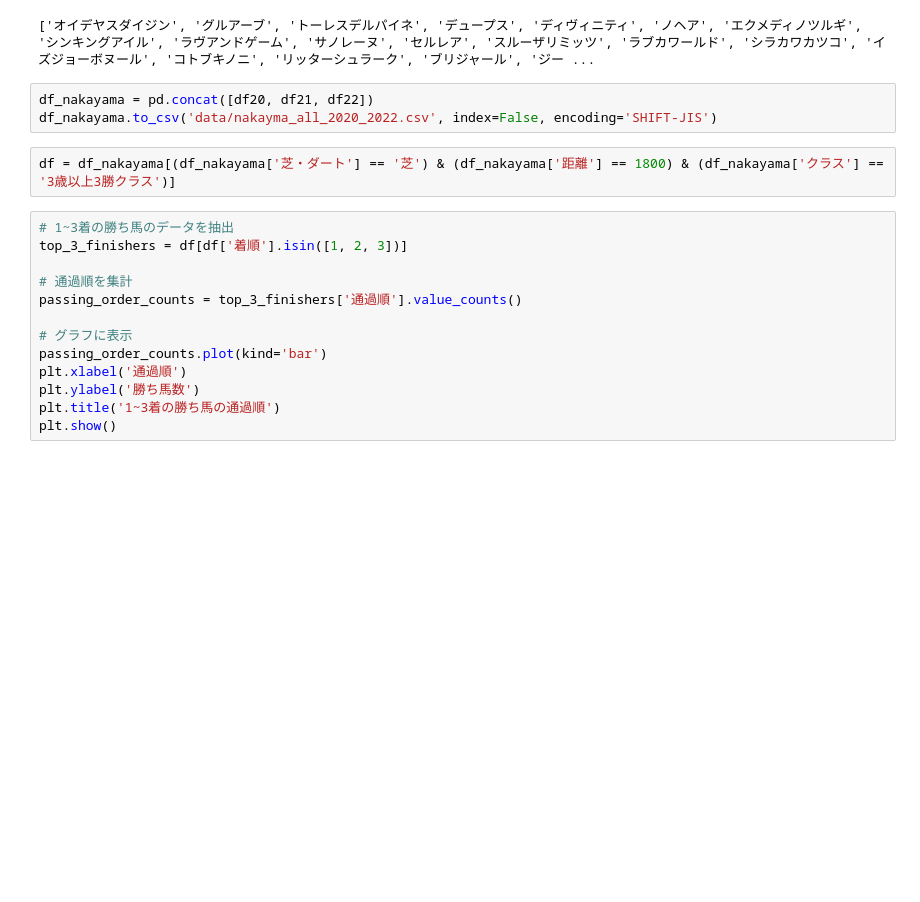
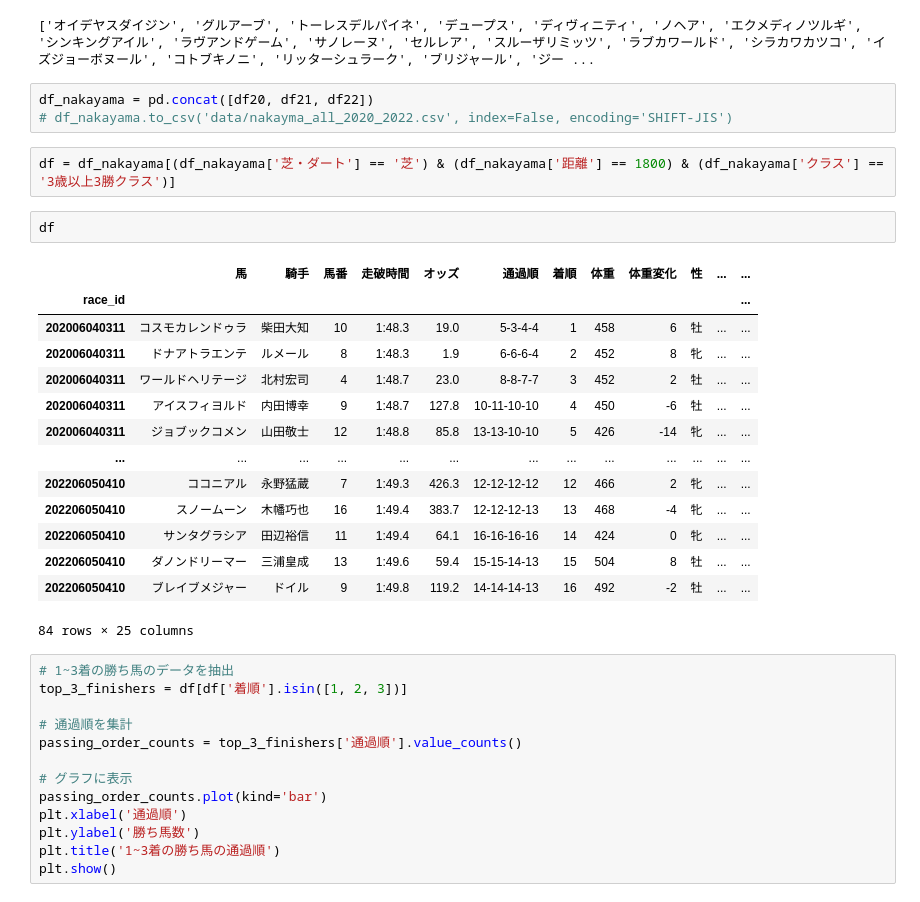
Before and after one commit to yumekasa5/Pyhton, a Jupyter notebook: jupyter/racehorse/chrono.ipynb, the cells around one changed output. Cells and saved outputs as stored; diff of their text form; blank space fills up the shorter version.

```diff
--- a/jupyter/racehorse/chrono.ipynb
+++ b/jupyter/racehorse/chrono.ipynb
@@ -546,9 +425,26 @@ horse_list = [horse for horse in df20['馬']]
 ['オイデヤスダイジン', 'グルアーブ', 'トーレスデルパイネ', 'デュープス', 'ディヴィニティ', 'ノヘア', 'エクメディノツルギ', 'シンキングアイル', 'ラヴアンドゲーム', 'サノレーヌ', 'セルレア', 'スルーザリミッツ', 'ラブカワールド', 'シラカワカツコ', 'イズジョーボヌール', 'コトブキノニ', 'リッターシュラーク', 'ブリジャール', 'ジー ...
 # %%
 df_nakayama = pd.concat([df20, df21, df22])
-df_nakayama.to_csv('data/nakayma_all_2020_2022.csv', index=False, encoding='SHIFT-JIS')
+# df_nakayama.to_csv('data/nakayma_all_2020_2022.csv', index=False, encoding='SHIFT-JIS')
 # %%
 df = df_nakayama[(df_nakayama['芝・ダート'] == '芝') & (df_nakayama['距離'] == 1800) & (df_nakayama['クラス'] == '3歳以上3勝クラス')]
+# %%
+df
+# %% [output]
+|  | 馬 | 騎手 | 馬番 | 走破時間 | オッズ | 通過順 | 着順 | 体重 | 体重変化 | 性 | ... | ... |
+| race_id |  |  |  |  |  |  |  |  |  |  |  | ... |
+| 202006040311 | コスモカレンドゥラ | 柴田大知 | 10 | 1:48.3 | 19.0 | 5-3-4-4 | 1 | 458 | 6 | 牡 | ... | ... |
+| 202006040311 | ドナアトラエンテ | ルメール | 8 | 1:48.3 | 1.9 | 6-6-6-4 | 2 | 452 | 8 | 牝 | ... | ... |
+| 202006040311 | ワールドヘリテージ | 北村宏司 | 4 | 1:48.7 | 23.0 | 8-8-7-7 | 3 | 452 | 2 | 牡 | ... | ... |
+| 202006040311 | アイスフィヨルド | 内田博幸 | 9 | 1:48.7 | 127.8 | 10-11-10-10 | 4 | 450 | -6 | 牡 | ... | ... |
+| 202006040311 | ジョブックコメン | 山田敬士 | 12 | 1:48.8 | 85.8 | 13-13-10-10 | 5 | 426 | -14 | 牝 | ... | ... |
+| ... | ... | ... | ... | ... | ... | ... | ... | ... | ... | ... | ... | ... |
+| 202206050410 | ココニアル | 永野猛蔵 | 7 | 1:49.3 | 426.3 | 12-12-12-12 | 12 | 466 | 2 | 牝 | ... | ... |
+| 202206050410 | スノームーン | 木幡巧也 | 16 | 1:49.4 | 383.7 | 12-12-12-13 | 13 | 468 | -4 | 牝 | ... | ... |
+| 202206050410 | サンタグラシア | 田辺裕信 | 11 | 1:49.4 | 64.1 | 16-16-16-16 | 14 | 424 | 0 | 牝 | ... | ... |
+| 202206050410 | ダノンドリーマー | 三浦皇成 | 13 | 1:49.6 | 59.4 | 15-15-14-13 | 15 | 504 | 8 | 牡 | ... | ... |
+| 202206050410 | ブレイブメジャー | ドイル | 9 | 1:49.8 | 119.2 | 14-14-14-13 | 16 | 492 | -2 | 牡 | ... | ... |
+84 rows × 25 columns
 # %%
 # 1~3着の勝ち馬のデータを抽出
 top_3_finishers = df[df['着順'].isin([1, 2, 3])]
```
Also changed, not shown: parts of 8 cells of this notebook, 1 other file.
